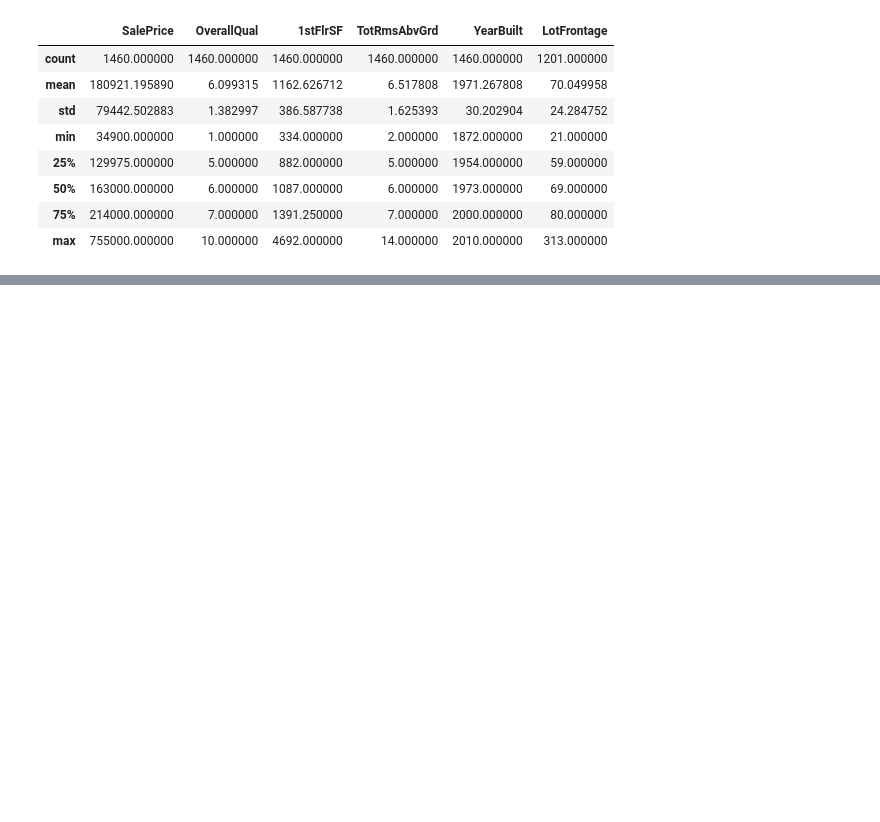
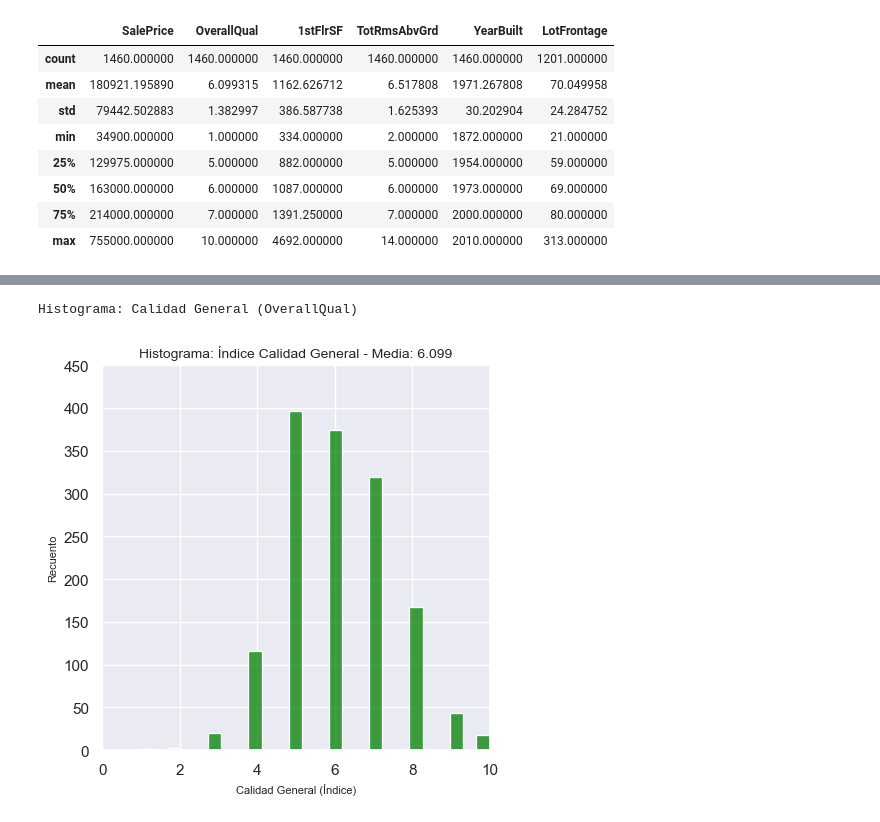
Before and after one commit to sergiocds/cdpython_proyecto1, a Jupyter notebook: proyecto1.ipynb, the cells around one changed output, grey strips where cells are left out. Saved outputs shown, nothing was run; the diff lists cells and outputs as text; code cells hidden in the pictures; blank space fills up the shorter version.

```diff
--- a/proyecto1.ipynb
+++ b/proyecto1.ipynb
@@ -333,0 +417,21 @@ dataset_fix=np.where(np.isnan(dataset),median_dataset[5],dataset)
+# %%
+# Histograma de variable OverallQual, Calidad General
+
+# Definiendo estilo y tamaño del gráfico
+sns.set_theme(style="darkgrid")
+sns.set(rc = {'figure.figsize':(5,5)})
+
+# Definiendo gráfico
+sns.histplot(dataset_pd_fix['OverallQual'],color='green')
+
+# Definiendo atributos del gráfico
+titulo='Histograma: Índice Calidad General - Media: '+str(round((stats.loc['OverallQual']['Media'].item()),3))
+plt.title(titulo,fontsize=10)
+plt.xlabel('Calidad General (Índice)',fontsize=8)
+plt.ylabel('Recuento', fontsize=8)
+plt.xlim(0,10)
+plt.ylim(0,450)
+print('Histograma: Calidad General (OverallQual)')
+# %% [output]
+Histograma: Calidad General (OverallQual)
+[figure, added]
```
Also changed, not shown: parts of 21 cells of this notebook.
